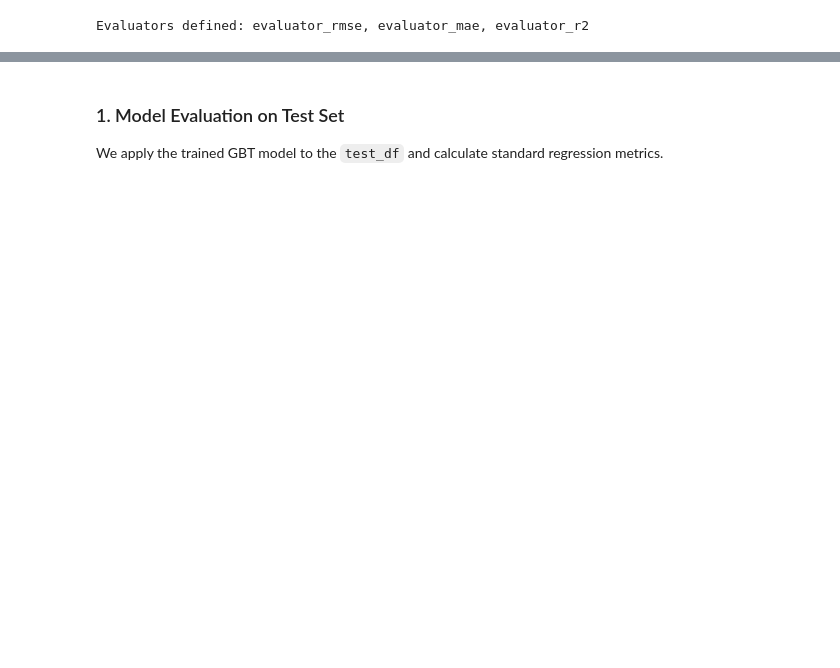
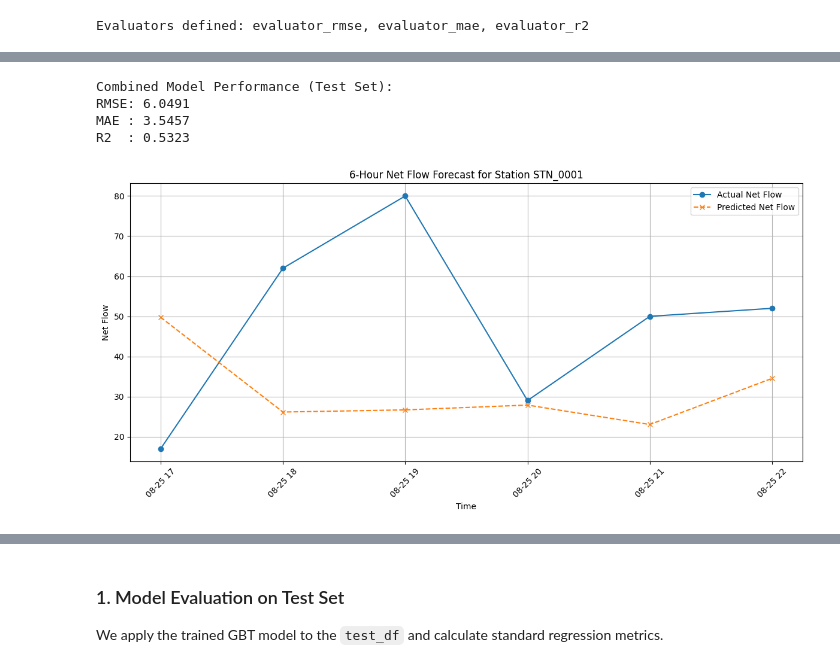
Before and after one commit to kuoyce/bixi-analytics, a Jupyter notebook: ColabRunModel_GBTRegressor_FeatureEng.ipynb, the cells around one changed output, grey strips where cells are left out. Drawn from its saved outputs; the diff is of its cells as text; code cells hidden in the pictures; blank space fills up the shorter version.

Commit message:
Further Updated, pending station level modelling

```diff
--- a/ColabRunModel_GBTRegressor_FeatureEng.ipynb
+++ b/ColabRunModel_GBTRegressor_FeatureEng.ipynb
@@ -660,0 +711,49 @@ day_of_week              : 0.0000
+# %%
+# 1. Predict and Combine
+pred_out = gbt_model_out.transform(test_data).select("canonical_station_id", "hour_timestamp", "departures", F.col("prediction").alias("pred_out"))
+pred_in = gbt_model_in.transform(test_data).select("canonical_station_id", "hour_timestamp", "arrivals", F.col("prediction").alias("pred_in"))
+
+combined_eval = pred_out.join(pred_in, on=["canonical_station_id", "hour_timestamp"])
+combined_eval = combined_eval.withColumn("net_flow", F.col("arrivals") - F.col("departures")) \
+                             .withColumn("prediction", F.col("pred_in") - F.col("pred_out"))
+
+# 2. Metrics
+rmse = evaluator_rmse.evaluate(combined_eval)
+mae  = evaluator_mae.evaluate(combined_eval)
+r2   = evaluator_r2.evaluate(combined_eval)
+
+print(f"\nCombined Model Performance (Test Set):")
+print(f"RMSE: {rmse:.4f}")
+print(f"MAE : {mae:.4f}")
+print(f"R2  : {r2:.4f}")
+# %% [output]
+Combined Model Performance (Test Set):
+RMSE: 6.0491
+MAE : 3.5457
+R2  : 0.5323
+# %%
+import matplotlib.pyplot as plt
+import pandas as pd
+
+# Pick a sample station and a specific start time from the test set
+sample_station = test_df.select("canonical_station_id").first()[0]
+# Get the first 6 hours of the test set for this station
+forecast_6hr_df = combined_eval.filter(F.col("canonical_station_id") == sample_station) \
+    .orderBy("hour_timestamp") \
+    .limit(6) \
+    .toPandas()
+
+plt.figure(figsize=(12, 6))
+plt.plot(forecast_6hr_df['hour_timestamp'], forecast_6hr_df['net_flow'], label='Actual Net Flow', marker='o')
+plt.plot(forecast_6hr_df['hour_timestamp'], forecast_6hr_df['prediction'], label='Predicted Net Flow', linestyle='--', marker='x')
+
+plt.title(f'6-Hour Net Flow Forecast for Station {sample_station}')
+plt.xlabel('Time')
+plt.ylabel('Net Flow')
+plt.legend()
+plt.grid(True)
+plt.xticks(rotation=45)
+plt.tight_layout()
+plt.show()
+# %% [output]
+[figure, added]
```
Also changed, not shown: parts of 20 cells of this notebook.
